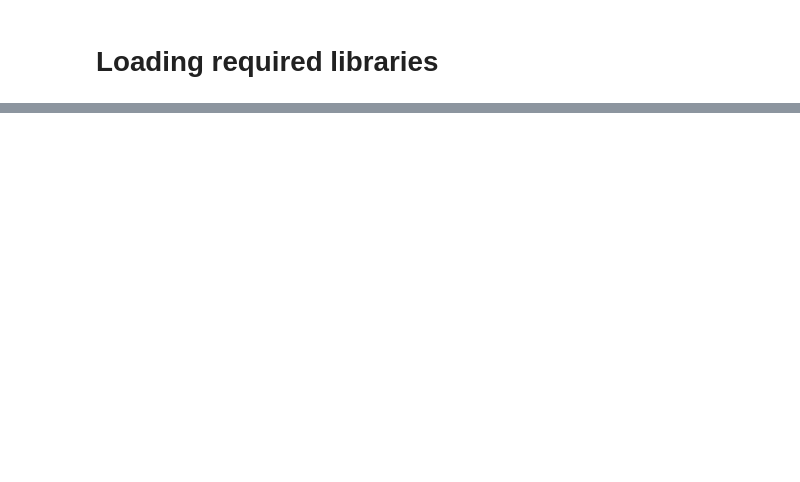
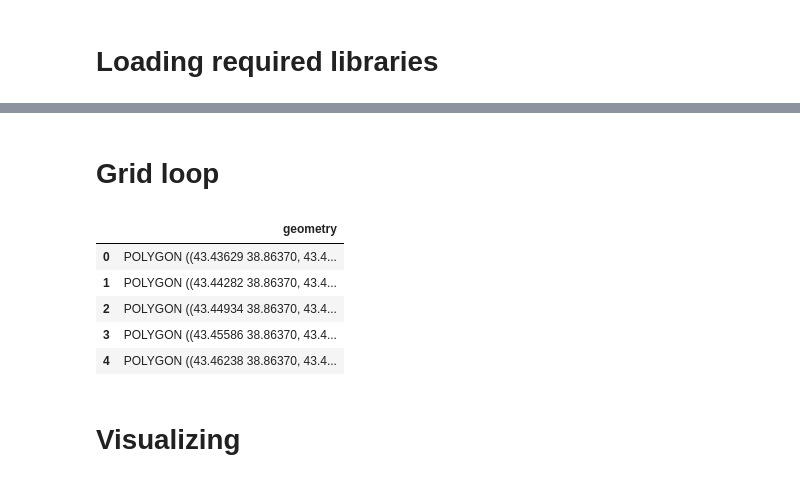
Before and after one commit to hovhannisyan91/GeoAnalytics, a Jupyter notebook: Maps.ipynb, the cells around one changed output, grey strips where cells are left out. Cells and saved outputs as stored; diff of their text form; code cells hidden in the pictures; blank space fills up the shorter version.

```diff
--- a/Maps.ipynb
+++ b/Maps.ipynb
@@ -56,0 +60,11 @@ print(gdf.head())
+# %% [markdown]
+# Grid loop
+# %%
+grid.head()
+# %% [output]
+|  | geometry |
+| 0 | POLYGON ((43.43629 38.86370, 43.4... |
+| 1 | POLYGON ((43.44282 38.86370, 43.4... |
+| 2 | POLYGON ((43.44934 38.86370, 43.4... |
+| 3 | POLYGON ((43.45586 38.86370, 43.4... |
+| 4 | POLYGON ((43.46238 38.86370, 43.4... |
@@ -56,0 +79,2 @@ print(gdf.head())
+# %% [markdown]
+# Visualizing
```
Also changed, not shown: parts of 19 cells of this notebook, 13 other files.
